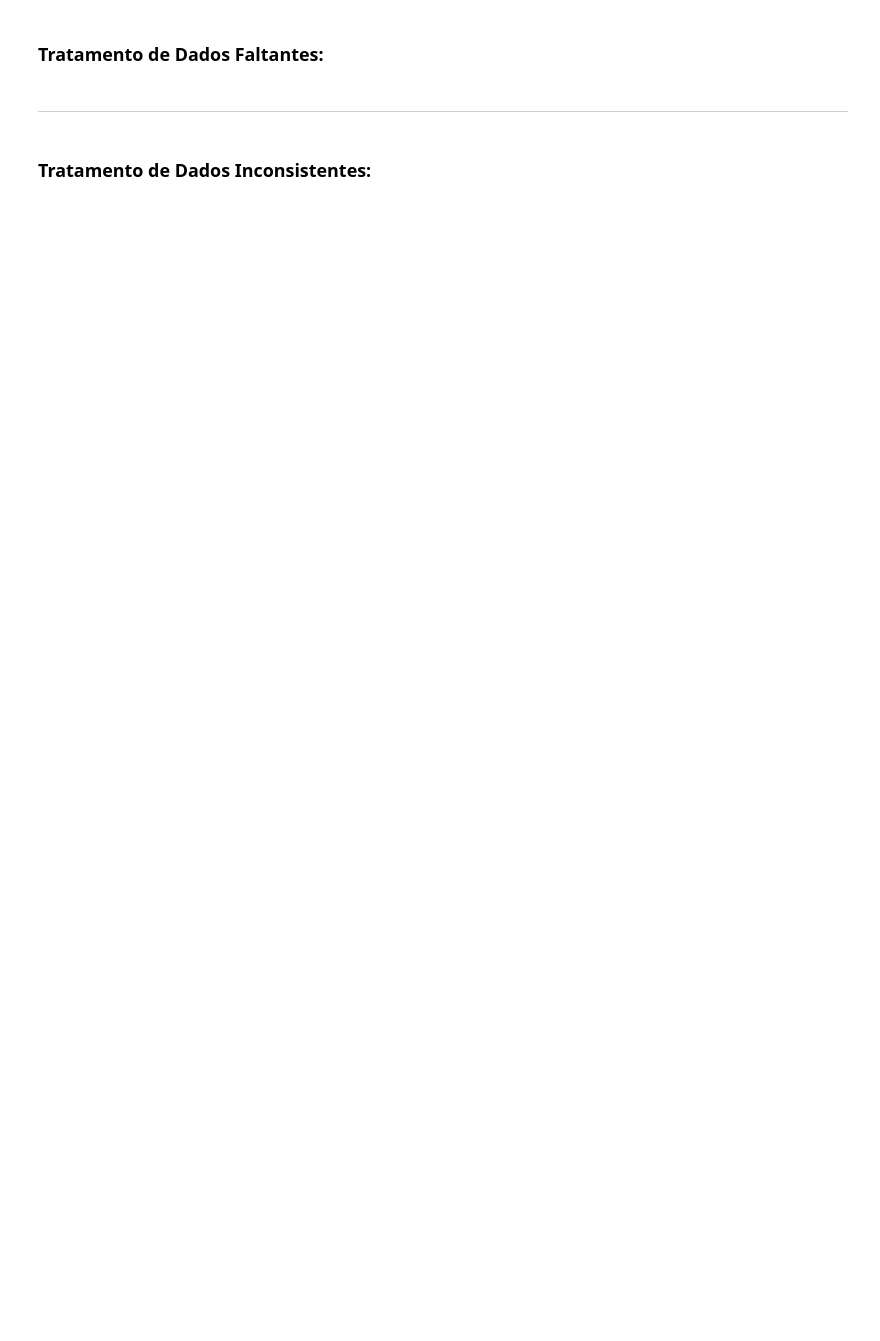
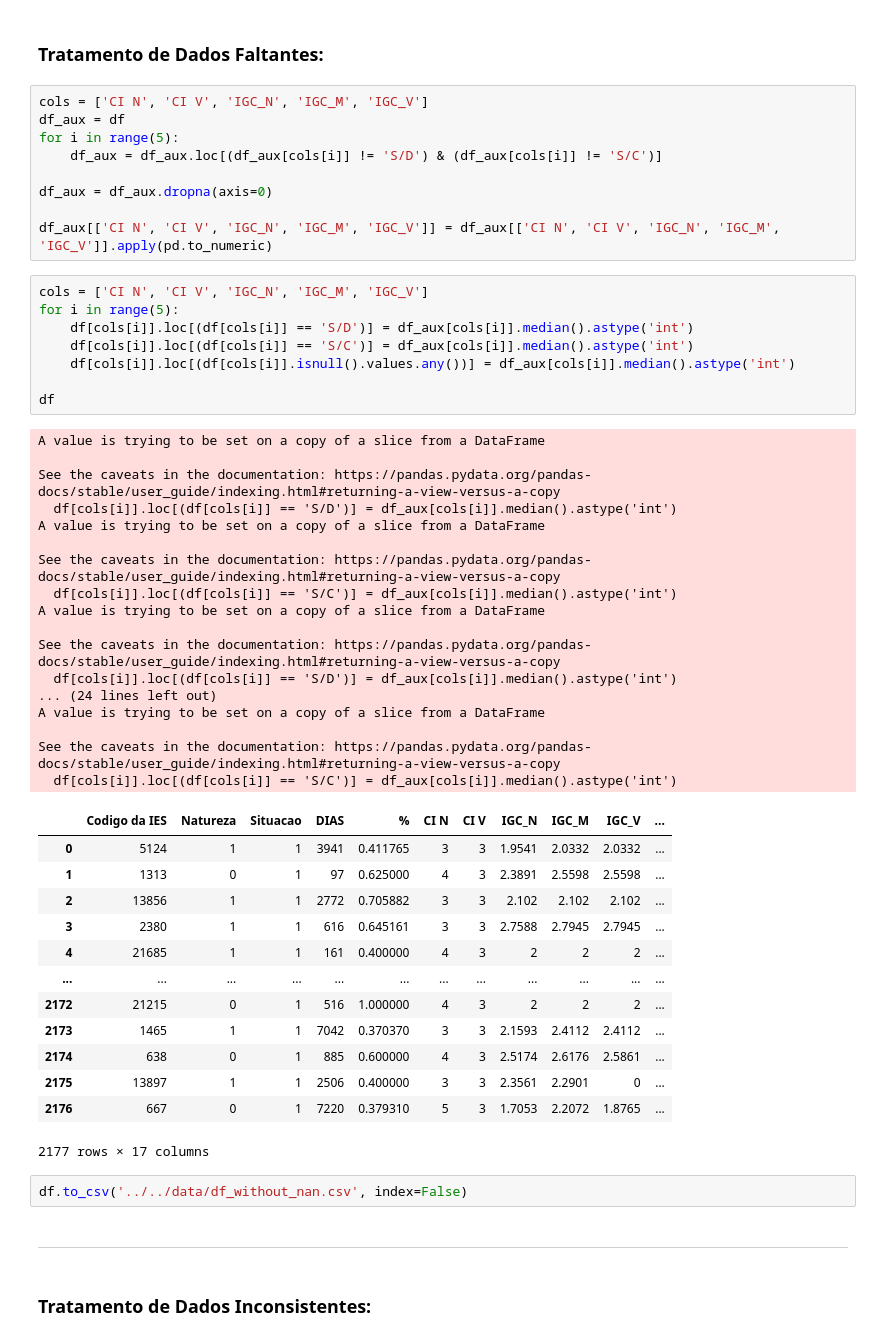
Before and after one commit to MrMilhas/Trabalho_Mineracao_Dados, a Jupyter notebook: src/trabalho_2/pre_process.ipynb, the cells around one changed output. Cells and saved outputs as stored; diff of their text form; blank space fills up the shorter version.

```diff
--- a/src/trabalho_2/pre_process.ipynb
+++ b/src/trabalho_2/pre_process.ipynb
@@ -21,5 +66,55 @@ df
 # %% [markdown]
 ### Tratamento de Dados Faltantes:
+# %%
+cols = ['CI N', 'CI V', 'IGC_N', 'IGC_M', 'IGC_V']
+df_aux = df
+for i in range(5):
+    df_aux = df_aux.loc[(df_aux[cols[i]] != 'S/D') & (df_aux[cols[i]] != 'S/C')]
+
+df_aux = df_aux.dropna(axis=0)
+
+df_aux[['CI N', 'CI V', 'IGC_N', 'IGC_M', 'IGC_V']] = df_aux[['CI N', 'CI V', 'IGC_N', 'IGC_M', 'IGC_V']].apply(pd.to_numeric)
+# %%
+cols = ['CI N', 'CI V', 'IGC_N', 'IGC_M', 'IGC_V']
+for i in range(5):
+    df[cols[i]].loc[(df[cols[i]] == 'S/D')] = df_aux[cols[i]].median().astype('int')
+    df[cols[i]].loc[(df[cols[i]] == 'S/C')] = df_aux[cols[i]].median().astype('int')
+    df[cols[i]].loc[(df[cols[i]].isnull().values.any())] = df_aux[cols[i]].median().astype('int')
+
+df
+# %% [output]
+A value is trying to be set on a copy of a slice from a DataFrame
+
+See the caveats in the documentation: https://pandas.pydata.org/pandas-docs/stable/user_guide/indexing.html#returning-a-view-versus-a-copy
+  df[cols[i]].loc[(df[cols[i]] == 'S/D')] = df_aux[cols[i]].median().astype('int')
+A value is trying to be set on a copy of a slice from a DataFrame
+
+See the caveats in the documentation: https://pandas.pydata.org/pandas-docs/stable/user_guide/indexing.html#returning-a-view-versus-a-copy
+  df[cols[i]].loc[(df[cols[i]] == 'S/C')] = df_aux[cols[i]].median().astype('int')
+A value is trying to be set on a copy of a slice from a DataFrame
+
+See the caveats in the documentation: https://pandas.pydata.org/pandas-docs/stable/user_guide/indexing.html#returning-a-view-versus-a-copy
+  df[cols[i]].loc[(df[cols[i]] == 'S/D')] = df_aux[cols[i]].median().astype('int')
+... (24 lines left out)
+A value is trying to be set on a copy of a slice from a DataFrame
+
+See the caveats in the documentation: https://pandas.pydata.org/pandas-docs/stable/user_guide/indexing.html#returning-a-view-versus-a-copy
+  df[cols[i]].loc[(df[cols[i]] == 'S/C')] = df_aux[cols[i]].median().astype('int')
+|  | Codigo da IES | Natureza | Situacao | DIAS | % | CI N | CI V | IGC_N | IGC_M | IGC_V | ... |
+| 0 | 5124 | 1 | 1 | 3941 | 0.411765 | 3 | 3 | 1.9541 | 2.0332 | 2.0332 | ... |
+| 1 | 1313 | 0 | 1 | 97 | 0.625000 | 4 | 3 | 2.3891 | 2.5598 | 2.5598 | ... |
+| 2 | 13856 | 1 | 1 | 2772 | 0.705882 | 3 | 3 | 2.102 | 2.102 | 2.102 | ... |
+| 3 | 2380 | 1 | 1 | 616 | 0.645161 | 3 | 3 | 2.7588 | 2.7945 | 2.7945 | ... |
+| 4 | 21685 | 1 | 1 | 161 | 0.400000 | 4 | 3 | 2 | 2 | 2 | ... |
+| ... | ... | ... | ... | ... | ... | ... | ... | ... | ... | ... | ... |
+| 2172 | 21215 | 0 | 1 | 516 | 1.000000 | 4 | 3 | 2 | 2 | 2 | ... |
+| 2173 | 1465 | 1 | 1 | 7042 | 0.370370 | 3 | 3 | 2.1593 | 2.4112 | 2.4112 | ... |
+| 2174 | 638 | 0 | 1 | 885 | 0.600000 | 4 | 3 | 2.5174 | 2.6176 | 2.5861 | ... |
+| 2175 | 13897 | 1 | 1 | 2506 | 0.400000 | 3 | 3 | 2.3561 | 2.2901 | 0 | ... |
+| 2176 | 667 | 0 | 1 | 7220 | 0.379310 | 5 | 3 | 1.7053 | 2.2072 | 1.8765 | ... |
+2177 rows × 17 columns
+# %%
+df.to_csv('../../data/df_without_nan.csv', index=False)
 # %% [markdown]
 ----------------------------------
 # %% [markdown]
```
Also changed, not shown: parts of 14 cells of this notebook, 2 other files.
